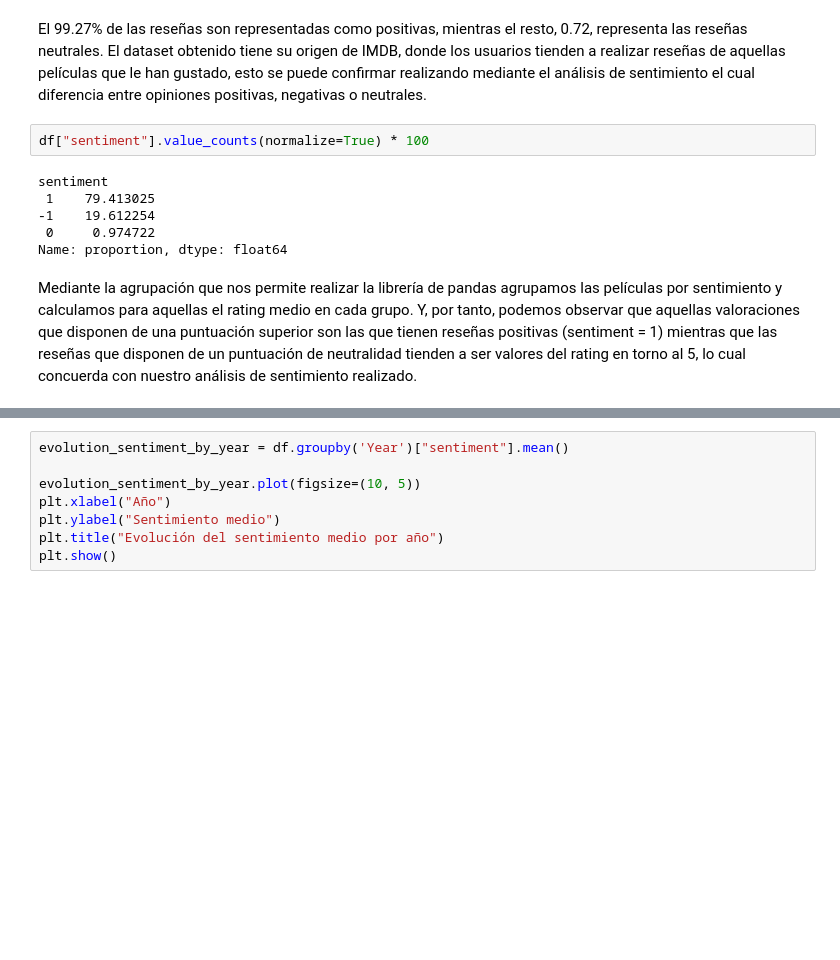
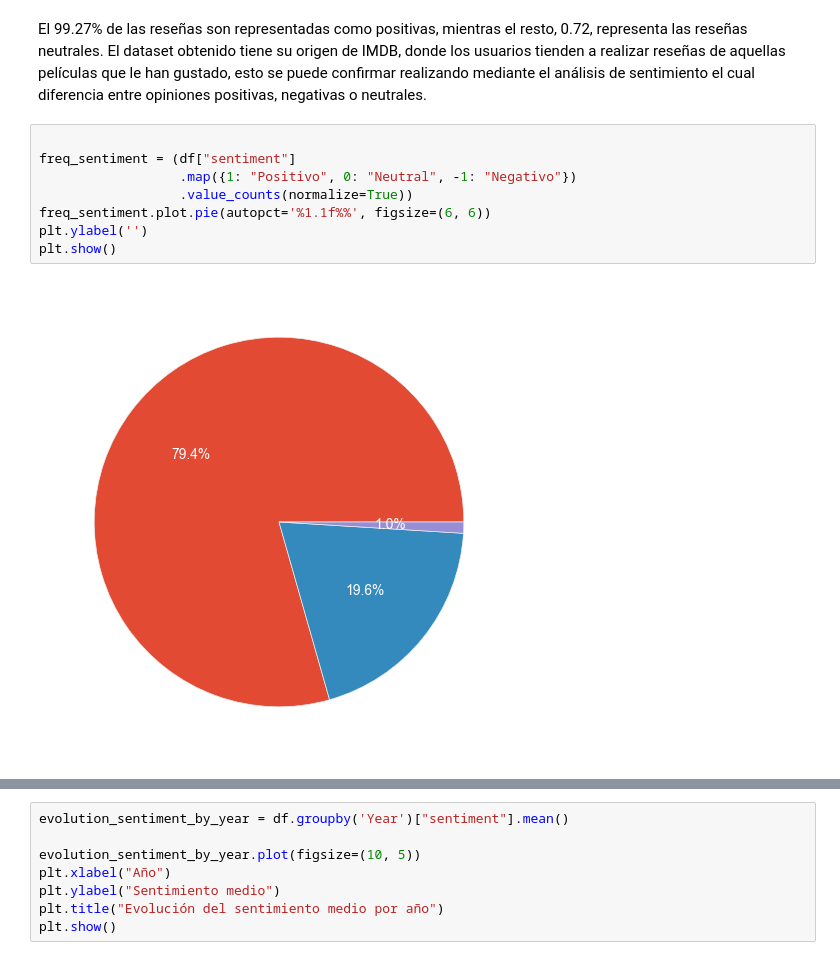
Before and after one commit to jfernandlg/TFG-analisis_dataset, a Jupyter notebook: main/notebooks/02_sentiment_analyzer.ipynb, the cells around one changed output, grey strips where cells are left out. Saved outputs shown, nothing was run; the diff lists cells and outputs as text; blank space fills up the shorter version.

```diff
--- a/main/notebooks/02_sentiment_analyzer.ipynb
+++ b/main/notebooks/02_sentiment_analyzer.ipynb
@@ -58,14 +68,14 @@ Name: count, dtype: int64
 El 99.27% de las reseñas son representadas como positivas, mientras el resto, 0.72, representa las reseñas neutrales. El dataset obtenido tiene su origen de IMDB, donde los usuarios tienden a realizar reseñas de aquellas películas que le han gustado, esto se puede confirmar realizando mediante el análisis de sentimiento el cual diferencia entre opiniones positivas,
  negativas o neutrales.
 # %%
-df["sentiment"].value_counts(normalize=True) * 100
+
+freq_sentiment = (df["sentiment"]
+                  .map({1: "Positivo", 0: "Neutral", -1: "Negativo"})
+                  .value_counts(normalize=True))
+freq_sentiment.plot.pie(autopct='%1.1f%%', figsize=(6, 6))
+plt.ylabel('')
+plt.show()
 # %% [output]
-sentiment
- 1    79.413025
--1    19.612254
- 0     0.974722
-Name: proportion, dtype: float64
+[figure, added]
-# %% [markdown]
-Mediante la agrupación que nos permite realizar la librería de pandas agrupamos las películas por sentimiento y calculamos para aquellas el rating medio en cada grupo. Y, por tanto, podemos observar que aquellas valoraciones que disponen de una puntuación superior son las que tienen reseñas positivas (sentiment = 1) mientras que las reseñas que disponen de un puntuación de neutralidad tienden a ser valores del rating en torno al 5, lo cual concuerda con nuestro análisis de sentimiento realizado.
 # %%
 df.groupby('sentiment')['Rating'].mean()
```
Also changed, not shown: parts of 24 cells of this notebook.
